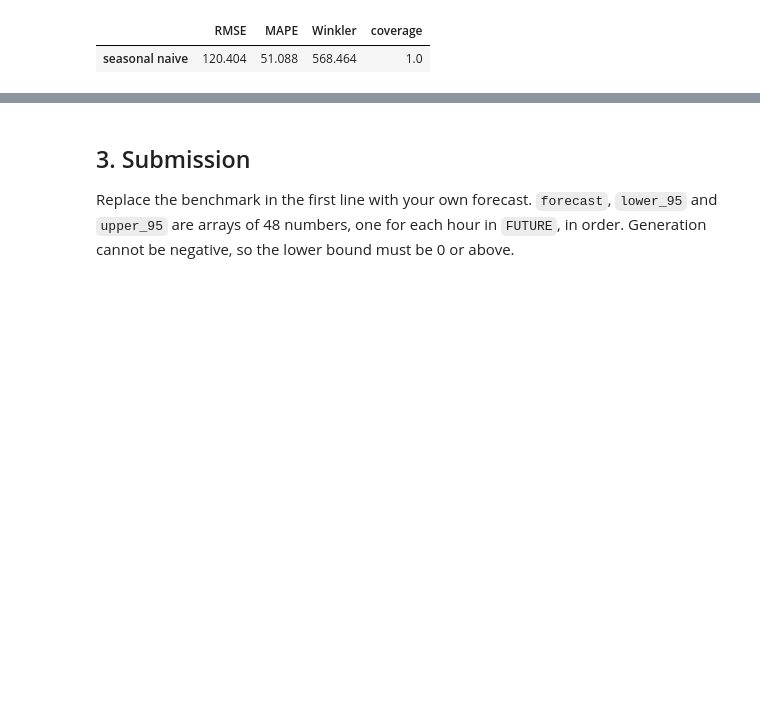
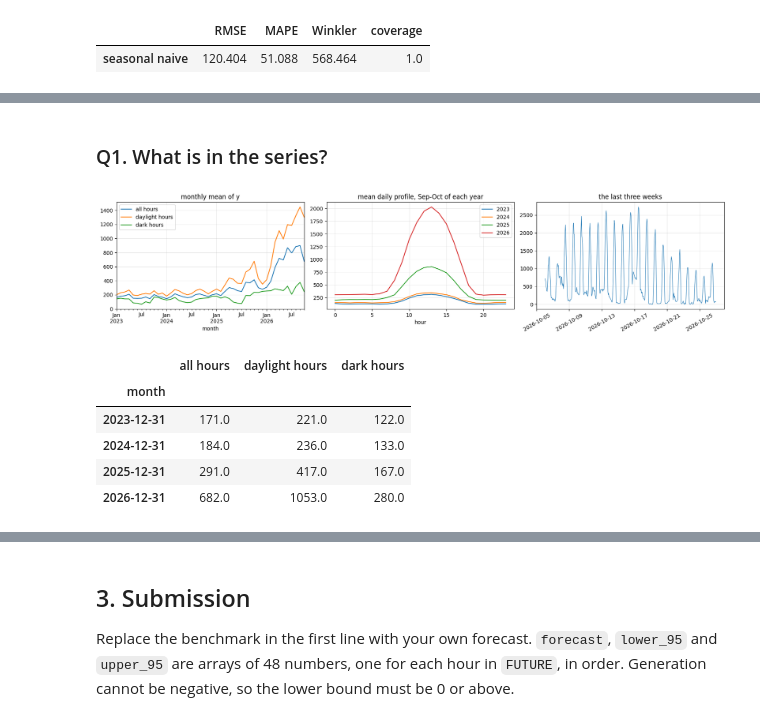
Before and after one commit to inarbut/time-series-final, a Jupyter notebook: Narbut_project.ipynb, the cells around one changed output, grey strips where cells are left out. Cells and saved outputs as stored; diff of their text form; code cells hidden in the pictures; blank space fills up the shorter version.

```diff
--- a/Narbut_project.ipynb
+++ b/Narbut_project.ipynb
@@ -339,0 +178,25 @@ plt.tight_layout(); plt.show()
+# %% [markdown]
+### Q1. What is in the series?
+# %%
+fig, ax = plt.subplots(1, 3, figsize=(17, 4))
+m = pd.DataFrame({"all hours": d.groupby("month").y.mean(),
+                  "daylight hours": d[d.daylight == 1].groupby("month").y.mean(),
+                  "dark hours": d[d.daylight == 0].groupby("month").y.mean()})
+m.index = m.index.to_timestamp()
+m.plot(ax=ax[0], title="monthly mean of y")
+for yr in [2023, 2024, 2025, 2026]:
+    s = d[(d.ds.dt.year == yr) & d.ds.dt.month.isin([9, 10])]
+    s.groupby("hour").y.mean().plot(ax=ax[1], label=str(yr))
+ax[1].legend(); ax[1].set_title("mean daily profile, Sep-Oct of each year")
+last = data[data.ds > data.ds.max() - pd.Timedelta(days=21)]
+ax[2].plot(last.ds, last.y, lw=0.8); ax[2].set_title("the last three weeks"); ax[2].tick_params(axis="x", rotation=30)
+plt.tight_layout(); plt.show()
+m.resample("YE").mean().round(0)
+# %% [output]
+[figure, added]
+|  | all hours | daylight hours | dark hours |
+| month |  |  |  |
+| 2023-12-31 | 171.0 | 221.0 | 122.0 |
+| 2024-12-31 | 184.0 | 236.0 | 133.0 |
+| 2025-12-31 | 291.0 | 417.0 | 167.0 |
+| 2026-12-31 | 682.0 | 1053.0 | 280.0 |
```
Also changed, not shown: parts of 43 cells of this notebook, 7 other files.
